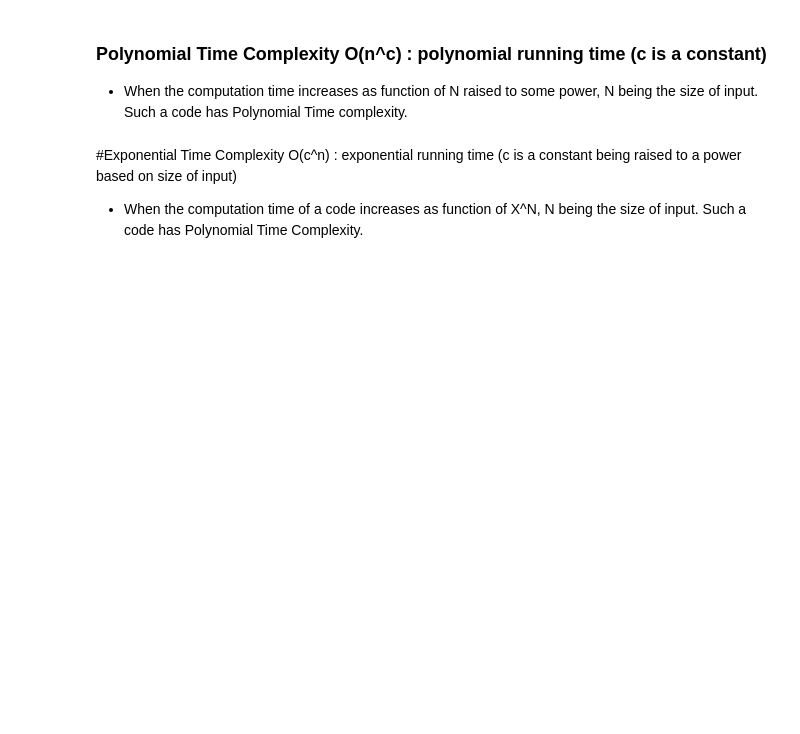
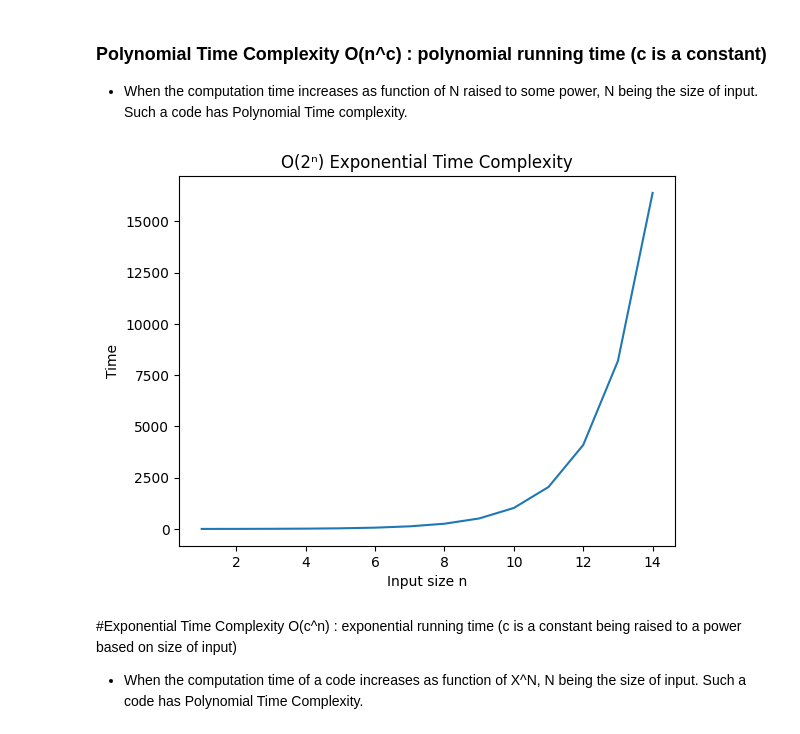
Before and after one commit to rhydamyo-oss/Algo-Lab-241b204, a Jupyter notebook: Lab_3_Growth_of_function.ipynb, the cells around one changed output. Cells and saved outputs as stored; diff of their text form; code cells hidden in the pictures; blank space fills up the shorter version.

```diff
--- a/Lab_3_Growth_of_function.ipynb
+++ b/Lab_3_Growth_of_function.ipynb
@@ -202,6 +206,26 @@ plt.show()
 * When the computation time increases as function of N raised to some power, N being the size of input. Such a code has Polynomial Time complexity.
 # %%
 # Prob_6 Take Suitable example and write function that runs in log-linear time. plot the graph as well, similar to above example
+def exponential_example(n):
+    if n <= 1:
+        return 1
+    return exponential_example(n - 1) + exponential_example(n - 2)
+
+n_values = list(range(1, 15))
+time_values = []
+
+for n in n_values:
+    exponential_example(n)
+    time_values.append(2 ** n)
+
+plt.figure()
+plt.plot(n_values, time_values)
+plt.xlabel("Input size n")
+plt.ylabel("Time")
+plt.title("O(2ⁿ) Exponential Time Complexity")
+plt.show()
+# %% [output]
+[figure, added]
 # %% [markdown]
 #Exponential Time Complexity O(c^n) : exponential running time (c is a constant being raised to a power based on size of input)
 
```
Also changed, not shown: parts of 10 cells of this notebook.
